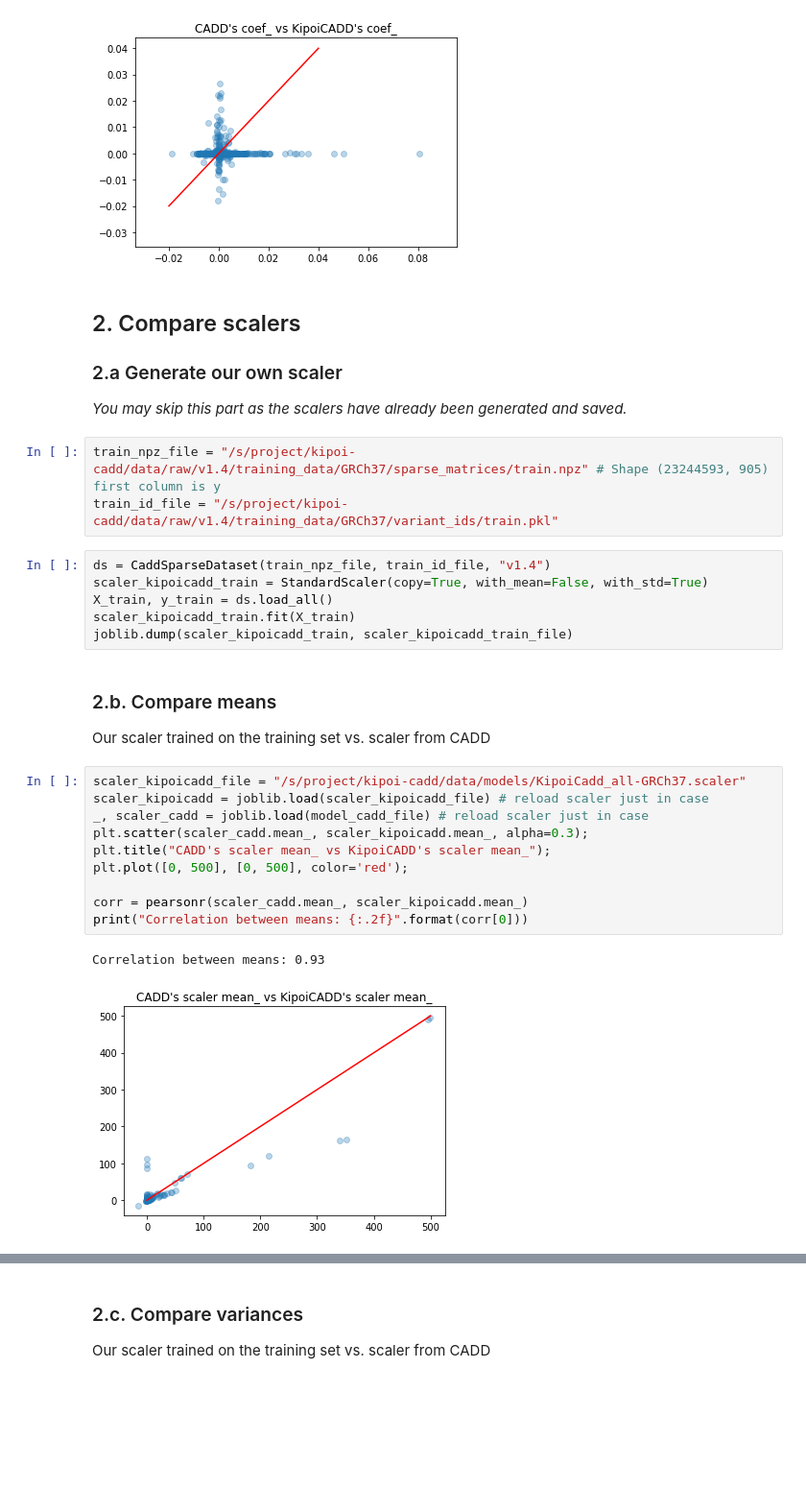
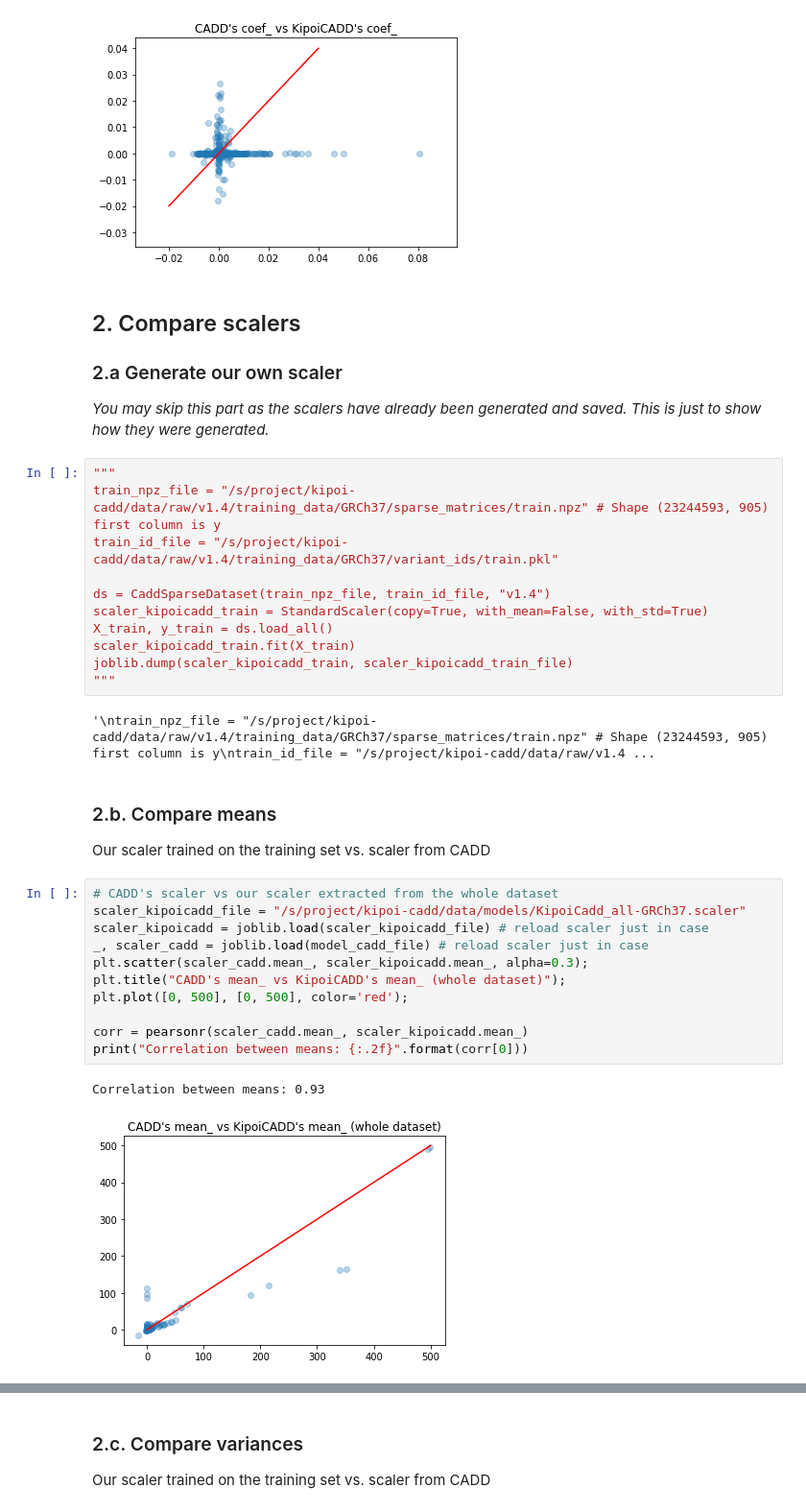
Before and after one commit to dansimancas/kipoi-cadd, a Jupyter notebook: src/02_retrain_cadd_v1.4/04_Compare_models_and_scalers.ipynb, the cells around one changed output, grey strips where cells are left out. Shown at 96% size. Saved outputs shown, nothing was run; the diff lists cells and outputs as text; blank space fills up the shorter version.

```diff
--- a/src/02_retrain_cadd_v1.4/04_Compare_models_and_scalers.ipynb
+++ b/src/02_retrain_cadd_v1.4/04_Compare_models_and_scalers.ipynb
@@ -92,30 +92,35 @@ Correlation between coeficients: -0.02
 # %% [markdown]
 ## 2. Compare scalers
 ### 2.a Generate our own scaler
-_You may skip this part as the scalers have already been generated and saved._
+_You may skip this part as the scalers have already been generated and saved. This is just to show how they were generated._
 # %%
+"""
 train_npz_file = "/s/project/kipoi-cadd/data/raw/v1.4/training_data/GRCh37/sparse_matrices/train.npz" # Shape (23244593, 905) first column is y
 train_id_file = "/s/project/kipoi-cadd/data/raw/v1.4/training_data/GRCh37/variant_ids/train.pkl"
+
+ds = CaddSparseDataset(train_npz_file, train_id_file, "v1.4")
+scaler_kipoicadd_train = StandardScaler(copy=True, with_mean=False, with_std=True)
+X_train, y_train = ds.load_all()
+scaler_kipoicadd_train.fit(X_train)
+joblib.dump(scaler_kipoicadd_train, scaler_kipoicadd_train_file)
+"""
+# %% [output]
+'\ntrain_npz_file = "/s/project/kipoi-cadd/data/raw/v1.4/training_data/GRCh37/sparse_matrices/train.npz" # Shape (23244593, 905) first column is y\ntrain_id_file = "/s/project/kipoi-cadd/data/raw/v1.4 ...
-# %%
-ds = CaddSparseDataset(train_npz_file, train_id_file, "v1.4")
-scaler_kipoicadd_train = StandardScaler(copy=True, with_mean=False, with_std=True)
-X_train, y_train = ds.load_all()
-scaler_kipoicadd_train.fit(X_train)
-joblib.dump(scaler_kipoicadd_train, scaler_kipoicadd_train_file)
 # %% [markdown]
 ### 2.b. Compare means
 Our scaler trained on the training set vs. scaler from CADD
 # %%
+# CADD's scaler vs our scaler extracted from the whole dataset
 scaler_kipoicadd_file = "/s/project/kipoi-cadd/data/models/KipoiCadd_all-GRCh37.scaler"
 scaler_kipoicadd = joblib.load(scaler_kipoicadd_file) # reload scaler just in case
 _, scaler_cadd = joblib.load(model_cadd_file) # reload scaler just in case
 plt.scatter(scaler_cadd.mean_, scaler_kipoicadd.mean_, alpha=0.3);
-plt.title("CADD's scaler mean_ vs KipoiCADD's scaler mean_");
+plt.title("CADD's mean_ vs KipoiCADD's mean_ (whole dataset)");
 plt.plot([0, 500], [0, 500], color='red');
 
 corr = pearsonr(scaler_cadd.mean_, scaler_kipoicadd.mean_)
 print("Correlation between means: {:.2f}".format(corr[0]))
 # %% [output]
 Correlation between means: 0.93
-[figure, old version]
+[figure, new version]
 # %%
```
Also changed, not shown: parts of 3 cells of this notebook.
